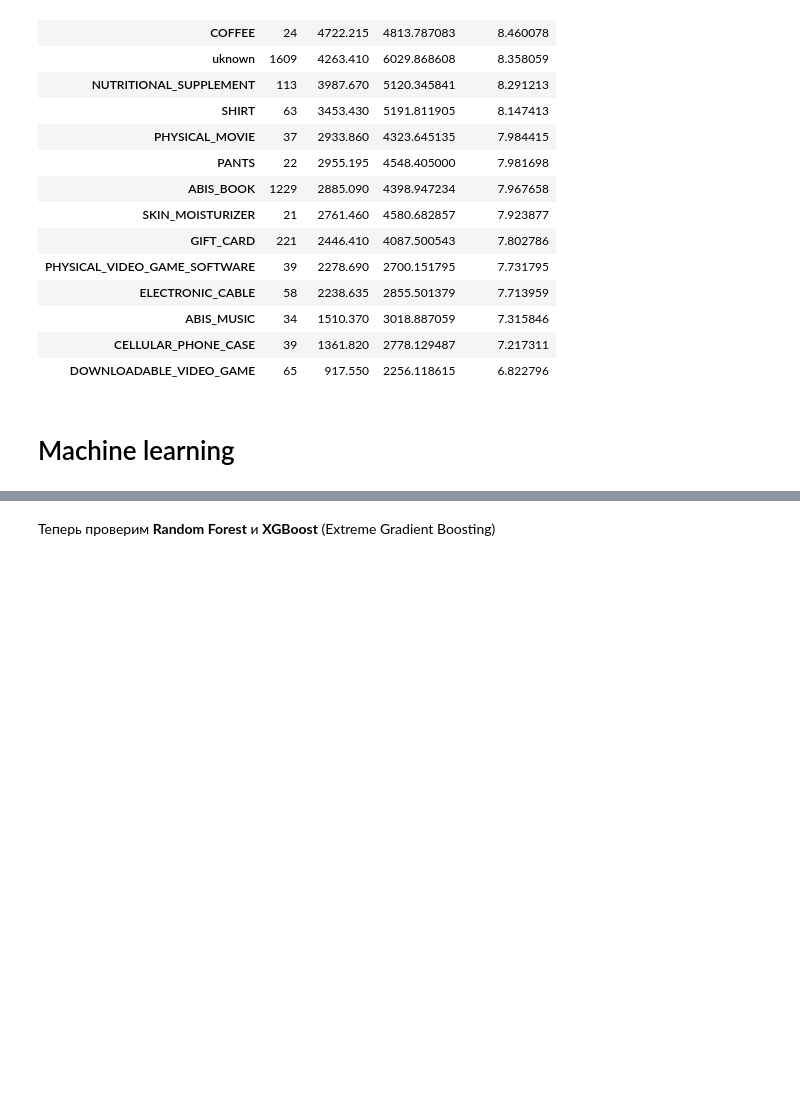
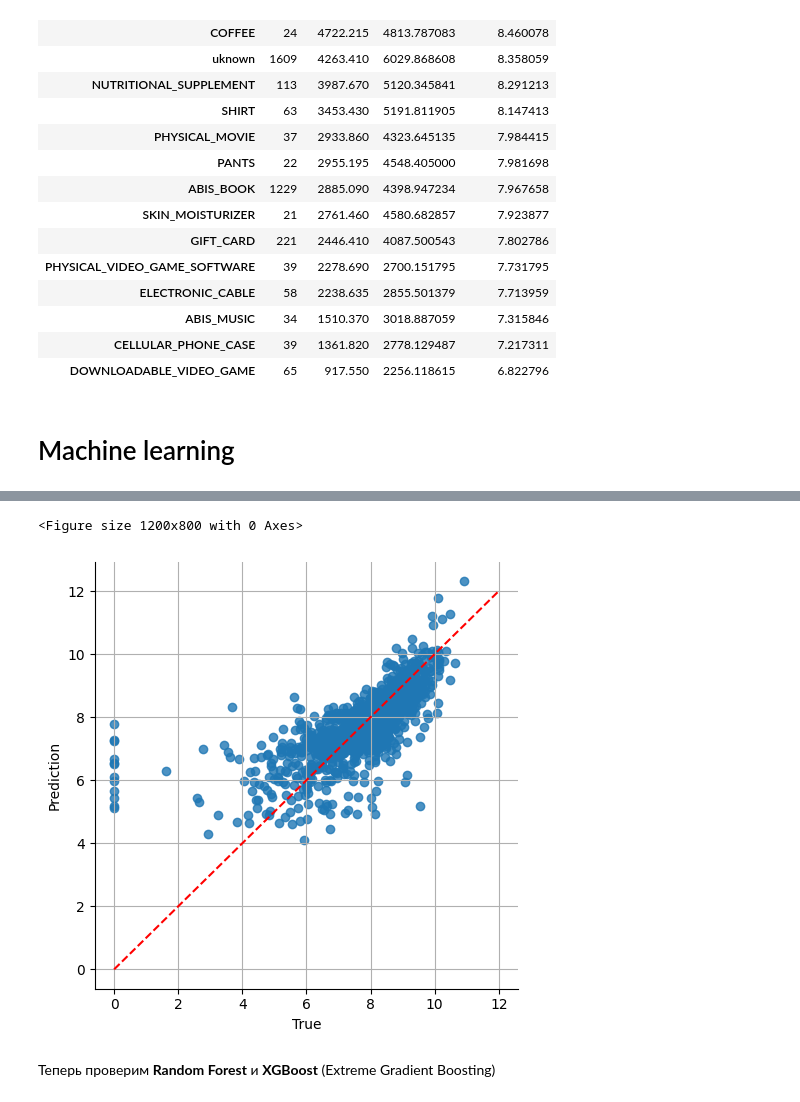
Before and after one commit to arlinrus/vkr, a Jupyter notebook: diplom.ipynb, the cells around one changed output, grey strips where cells are left out. Cells and saved outputs as stored; diff of their text form; code cells hidden in the pictures; blank space fills up the shorter version.

```diff
--- a/diplom.ipynb
+++ b/diplom.ipynb
@@ -745,0 +773,6 @@ print(f'RMSE for Linear regression: {root_mean_squared_error(y_test, y_preds_lr)
+# %%
+ridge = Ridge(alpha=1.0)
+
+ridge.fit(X_train, y_train)
+
+y_pred_ridge = ridge.predict(X_test)
@@ -745,0 +791,4 @@ print(f'RMSE for Linear regression: {root_mean_squared_error(y_test, y_preds_lr)
+# %%
+lasso = Lasso(alpha=0.001, max_iter=5000)
+lasso.fit(X_train, y_train)
+y_pred_lasso = lasso.predict(X_test)
@@ -816,3 +827,8 @@ print(f'R2 Lasso: {r2_score(y_test, y_preds_lasso)}')
+# %%
+make_graph(y_test, y_pred_lasso, name='Lasso')
+# %% [output]
+<Figure size 1200x800 with 0 Axes>
+[figure, added]
 # %% [markdown]
 Теперь проверим **Random Forest** и **XGBoost** (Extreme Gradient Boosting)
 # %%
```
Also changed, not shown: parts of 36 cells of this notebook.
